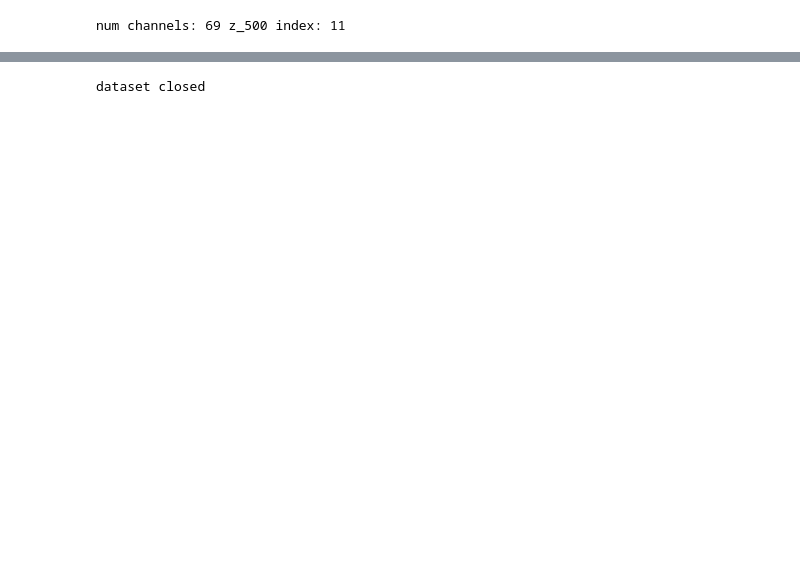
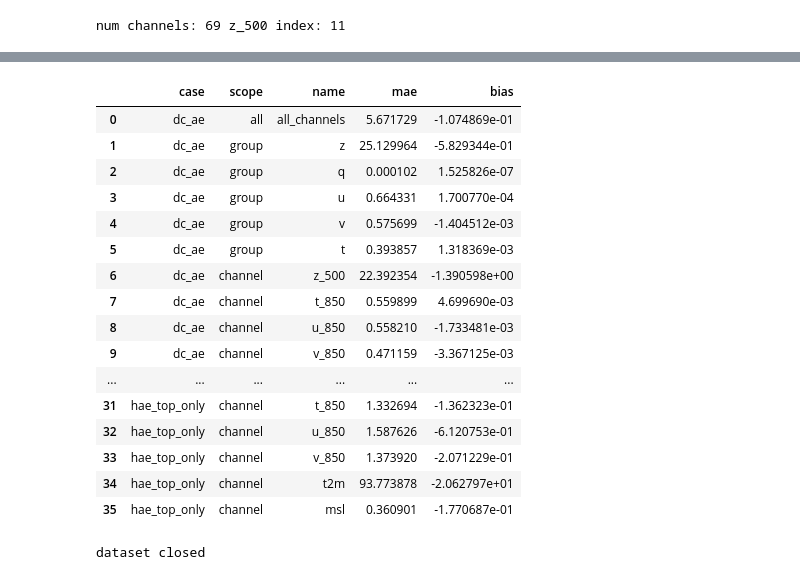
Before and after one commit to hangfan99/HAE, a Jupyter notebook: HAE_hier2_recon_manual_eval.ipynb, the cells around one changed output, grey strips where cells are left out. Saved outputs shown, nothing was run; the diff lists cells and outputs as text; code cells hidden in the pictures; blank space fills up the shorter version.

```diff
--- a/HAE_hier2_recon_manual_eval.ipynb
+++ b/HAE_hier2_recon_manual_eval.ipynb
@@ -362,3 +442,53 @@ summary_df
+# %%
+# Compact averaged MAE/Bias view from the multi-sample sweep.
+summary_mae_bias_rows = []
+for case, row in summary_df.iterrows():
+    summary_mae_bias_rows.append({
+        "case": case,
+        "scope": "all",
+        "name": "all_channels",
+        "mae": row.get("denorm_l1_all", np.nan),
+        "bias": row.get("denorm_bias_all", np.nan),
+    })
+    for group_name in GROUP_SLICES:
+        summary_mae_bias_rows.append({
+            "case": case,
+            "scope": "group",
+            "name": group_name,
+            "mae": row.get(f"{group_name}_err", np.nan),
+            "bias": row.get(f"{group_name}_bias", np.nan),
+        })
+    for ch_name in SELECTED_CHANNELS:
+        summary_mae_bias_rows.append({
+            "case": case,
+            "scope": "channel",
+            "name": ch_name,
+            "mae": row.get(f"{ch_name}_mae", np.nan),
+            "bias": row.get(f"{ch_name}_bias", np.nan),
+        })
+
+summary_mae_bias_df = pd.DataFrame(summary_mae_bias_rows)
+if "dc_ae" not in set(summary_df.index):
+    print("dc_ae averaged metrics are absent because DC-AE checkpoint was not loaded. Check model_status_df / DCAE_CHECKPOINT_PATH.")
+summary_mae_bias_df
+# %% [output]
+|  | case | scope | name | mae | bias |
+| 0 | dc_ae | all | all_channels | 5.671729 | -1.074869e-01 |
+| 1 | dc_ae | group | z | 25.129964 | -5.829344e-01 |
+| 2 | dc_ae | group | q | 0.000102 | 1.525826e-07 |
+| 3 | dc_ae | group | u | 0.664331 | 1.700770e-04 |
+| 4 | dc_ae | group | v | 0.575699 | -1.404512e-03 |
+| 5 | dc_ae | group | t | 0.393857 | 1.318369e-03 |
+| 6 | dc_ae | channel | z_500 | 22.392354 | -1.390598e+00 |
+| 7 | dc_ae | channel | t_850 | 0.559899 | 4.699690e-03 |
+| 8 | dc_ae | channel | u_850 | 0.558210 | -1.733481e-03 |
+| 9 | dc_ae | channel | v_850 | 0.471159 | -3.367125e-03 |
+| ... | ... | ... | ... | ... | ... |
+| 31 | hae_top_only | channel | t_850 | 1.332694 | -1.362323e-01 |
+| 32 | hae_top_only | channel | u_850 | 1.587626 | -6.120753e-01 |
+| 33 | hae_top_only | channel | v_850 | 1.373920 | -2.071229e-01 |
+| 34 | hae_top_only | channel | t2m | 93.773878 | -2.062797e+01 |
+| 35 | hae_top_only | channel | msl | 0.360901 | -1.770687e-01 |
 # %%
 # 如果要释放 notebook 里的 petrel worker / shared memory，最后执行这个单元。
 try:
```
Also changed, not shown: parts of 9 cells of this notebook.
